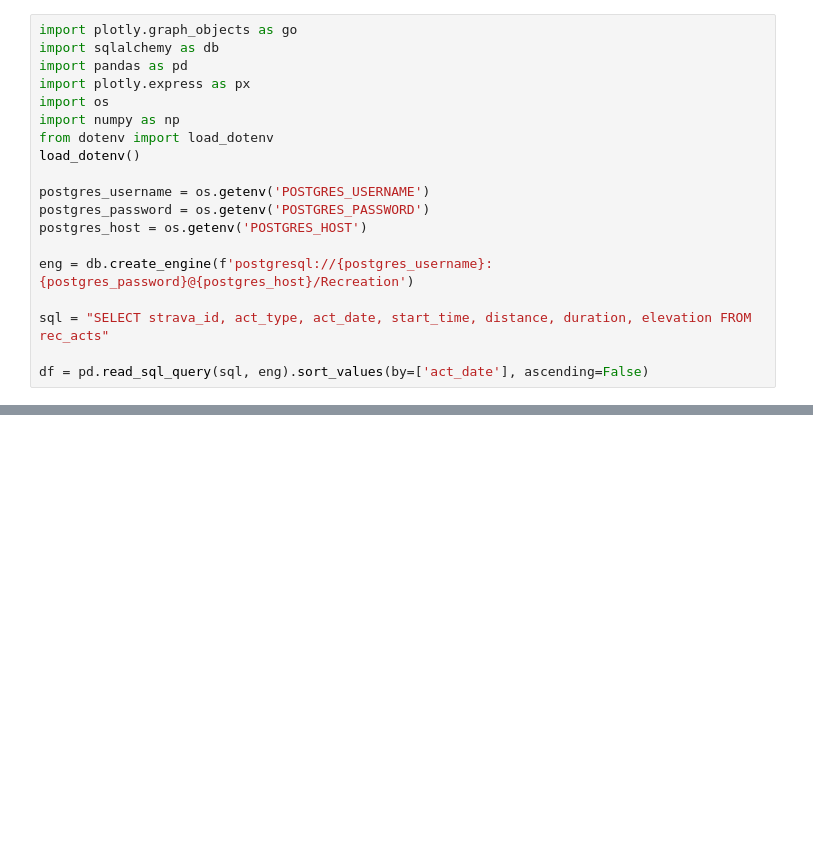
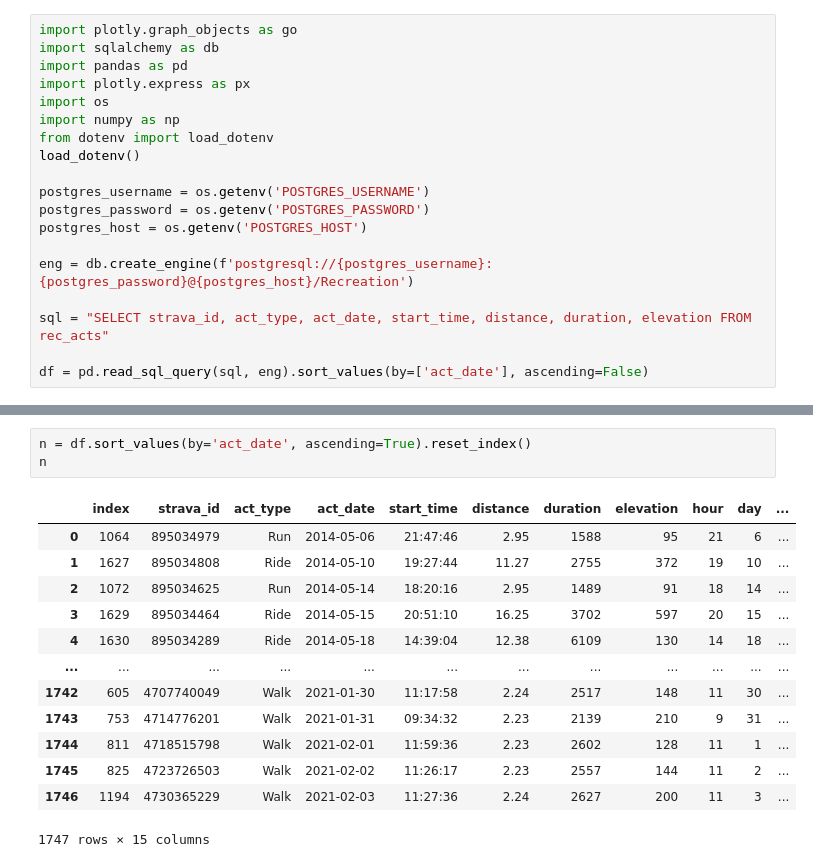
Before and after one commit to delynko/strava-postgis, a Jupyter notebook: strava-pandas.ipynb, the cells around one changed output, grey strips where cells are left out. Saved outputs shown, nothing was run; the diff lists cells and outputs as text; blank space fills up the shorter version.

```diff
--- a/strava-pandas.ipynb
+++ b/strava-pandas.ipynb
@@ -128,0 +58,17 @@ fig.show()
+# %%
+n = df.sort_values(by='act_date', ascending=True).reset_index()
+n
+# %% [output]
+|  | index | strava_id | act_type | act_date | start_time | distance | duration | elevation | hour | day | ... |
+| 0 | 1064 | 895034979 | Run | 2014-05-06 | 21:47:46 | 2.95 | 1588 | 95 | 21 | 6 | ... |
+| 1 | 1627 | 895034808 | Ride | 2014-05-10 | 19:27:44 | 11.27 | 2755 | 372 | 19 | 10 | ... |
+| 2 | 1072 | 895034625 | Run | 2014-05-14 | 18:20:16 | 2.95 | 1489 | 91 | 18 | 14 | ... |
+| 3 | 1629 | 895034464 | Ride | 2014-05-15 | 20:51:10 | 16.25 | 3702 | 597 | 20 | 15 | ... |
+| 4 | 1630 | 895034289 | Ride | 2014-05-18 | 14:39:04 | 12.38 | 6109 | 130 | 14 | 18 | ... |
+| ... | ... | ... | ... | ... | ... | ... | ... | ... | ... | ... | ... |
+| 1742 | 605 | 4707740049 | Walk | 2021-01-30 | 11:17:58 | 2.24 | 2517 | 148 | 11 | 30 | ... |
+| 1743 | 753 | 4714776201 | Walk | 2021-01-31 | 09:34:32 | 2.23 | 2139 | 210 | 9 | 31 | ... |
+| 1744 | 811 | 4718515798 | Walk | 2021-02-01 | 11:59:36 | 2.23 | 2602 | 128 | 11 | 1 | ... |
+| 1745 | 825 | 4723726503 | Walk | 2021-02-02 | 11:26:17 | 2.23 | 2557 | 144 | 11 | 2 | ... |
+| 1746 | 1194 | 4730365229 | Walk | 2021-02-03 | 11:27:36 | 2.24 | 2627 | 200 | 11 | 3 | ... |
+1747 rows × 15 columns
```
Also changed, not shown: parts of 16 cells of this notebook, 2 other files.
